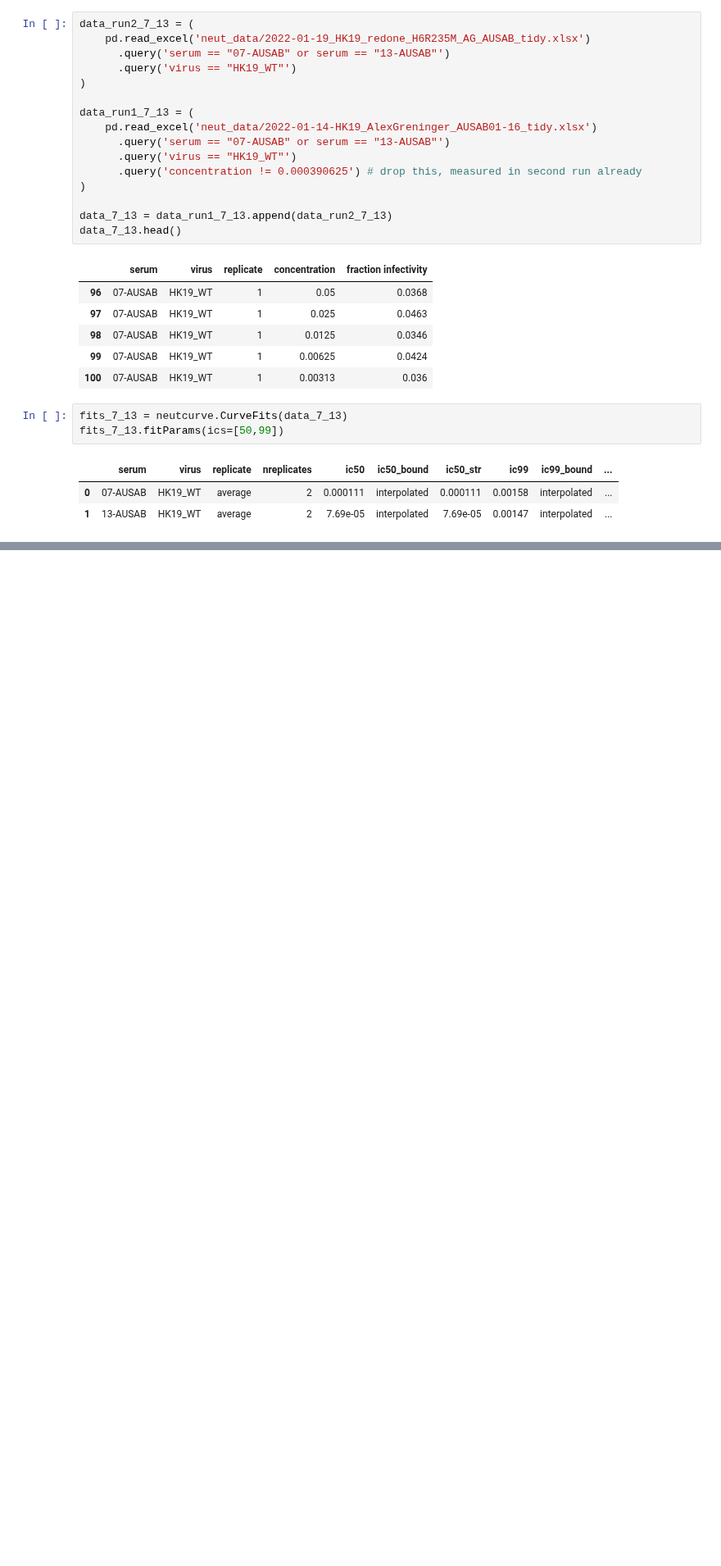
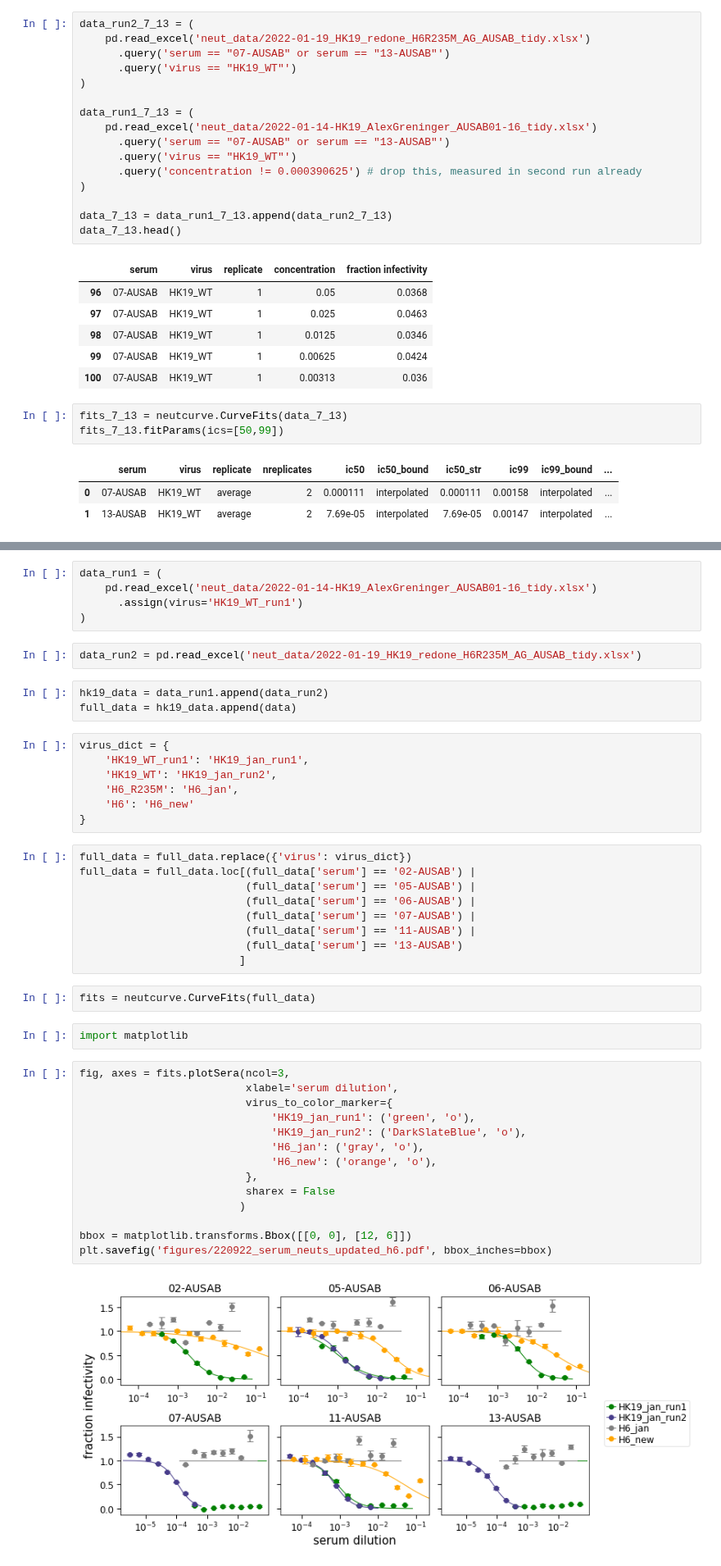
Before and after one commit to sorsinelli/flu_h3_hk19_dms_ic50, a Jupyter notebook: experiments/neut_assays/analyze_sera_neut_screening.ipynb, the cells around one changed output, grey strips where cells are left out. Shown at 82% size. Drawn from its saved outputs; the diff is of its cells as text; blank space fills up the shorter version.

Commit message:
add neut data for updated H6 and sera 17-20 runs

```diff
--- a/experiments/neut_assays/analyze_sera_neut_screening.ipynb
+++ b/experiments/neut_assays/analyze_sera_neut_screening.ipynb
@@ -201,0 +217,46 @@ fits_7_13.fitParams(ics=[50,99])
+# %%
+data_run1 = (
+    pd.read_excel('neut_data/2022-01-14-HK19_AlexGreninger_AUSAB01-16_tidy.xlsx')
+      .assign(virus='HK19_WT_run1')
+)
+# %%
+data_run2 = pd.read_excel('neut_data/2022-01-19_HK19_redone_H6R235M_AG_AUSAB_tidy.xlsx')
+# %%
+hk19_data = data_run1.append(data_run2)
+full_data = hk19_data.append(data)
+# %%
+virus_dict = {
+    'HK19_WT_run1': 'HK19_jan_run1',
+    'HK19_WT': 'HK19_jan_run2',
+    'H6_R235M': 'H6_jan',
+    'H6': 'H6_new'
+}
+# %%
+full_data = full_data.replace({'virus': virus_dict})
+full_data = full_data.loc[(full_data['serum'] == '02-AUSAB') |
+                          (full_data['serum'] == '05-AUSAB') |
+                          (full_data['serum'] == '06-AUSAB') |
+                          (full_data['serum'] == '07-AUSAB') |
+                          (full_data['serum'] == '11-AUSAB') |
+                          (full_data['serum'] == '13-AUSAB')
+                         ]
+# %%
+fits = neutcurve.CurveFits(full_data)
+# %%
+import matplotlib
+# %%
+fig, axes = fits.plotSera(ncol=3,
+                          xlabel='serum dilution',
+                          virus_to_color_marker={
+                              'HK19_jan_run1': ('green', 'o'),
+                              'HK19_jan_run2': ('DarkSlateBlue', 'o'),
+                              'H6_jan': ('gray', 'o'),
+                              'H6_new': ('orange', 'o'),
+                          },
+                          sharex = False
+                         )
+
+bbox = matplotlib.transforms.Bbox([[0, 0], [12, 6]])
+plt.savefig('figures/220922_serum_neuts_updated_h6.pdf', bbox_inches=bbox)
+# %% [output]
+[figure, added]
```
Also changed, not shown: parts of 5 cells of this notebook, 6 other files.
